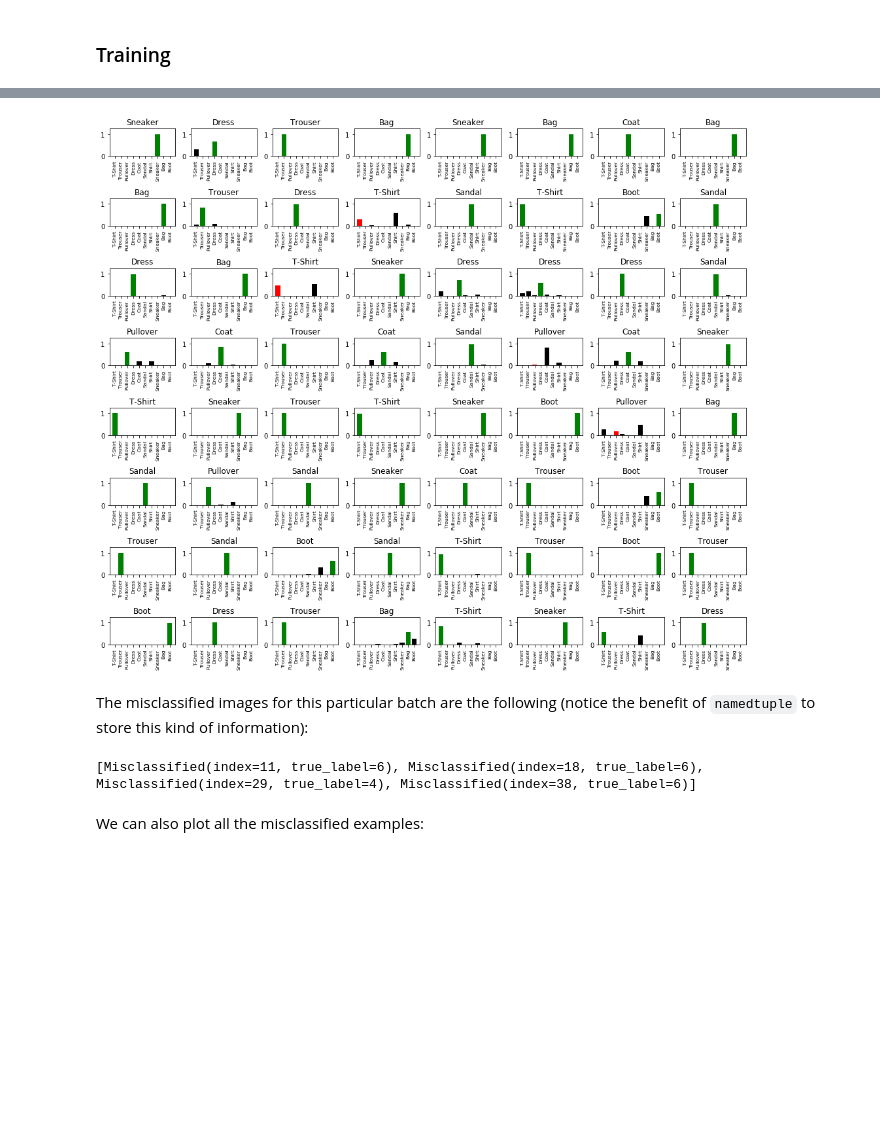
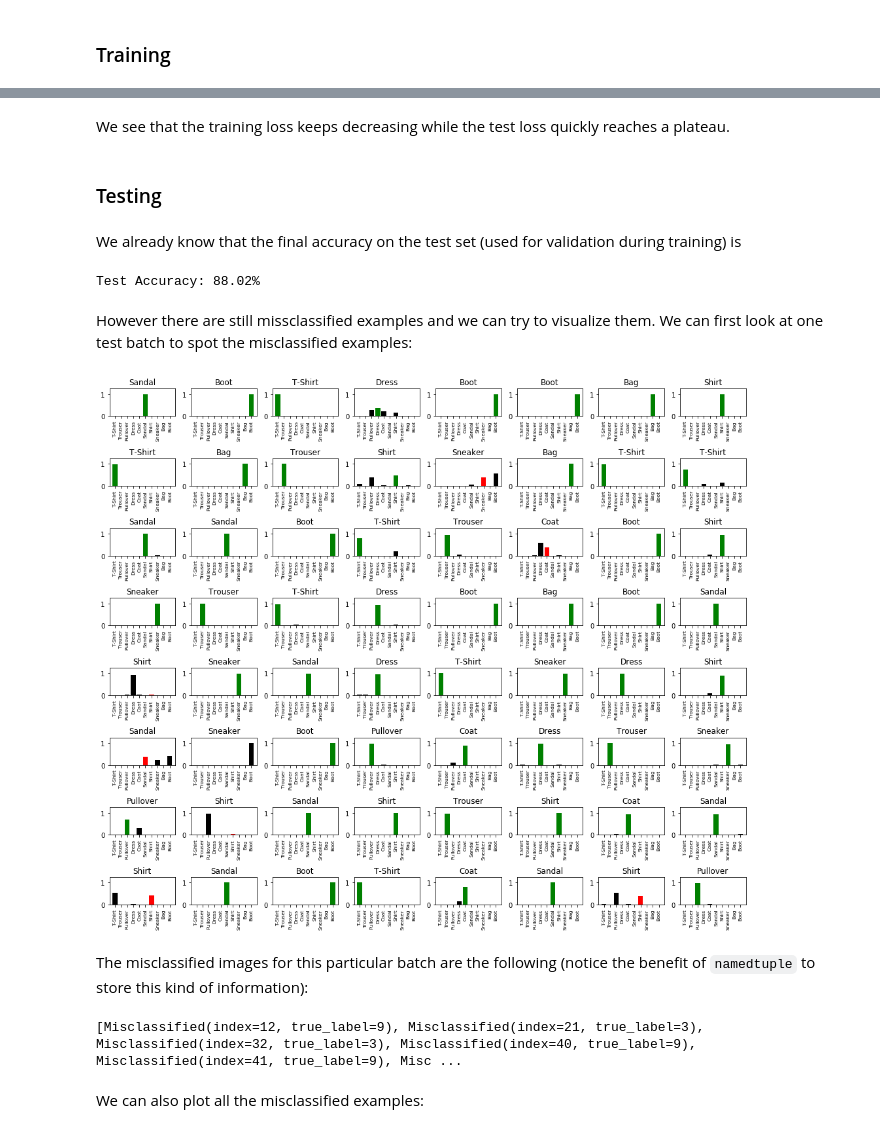
Before and after one commit to RMeli/BertelsmannAI, a Jupyter notebook: 02_intro-to-pytorch/03-FashionMNIST-MLP-validation.ipynb, the cells around one changed output, grey strips where cells are left out. Cells and saved outputs as stored; diff of their text form; code cells hidden in the pictures; blank space fills up the shorter version.

```diff
--- a/02_intro-to-pytorch/03-FashionMNIST-MLP-validation.ipynb
+++ b/02_intro-to-pytorch/03-FashionMNIST-MLP-validation.ipynb
@@ -46,3 +48,6 @@ testloader = torch.utils.data.DataLoader(testset, batch_size=64, shuffle=True, d
+# %%
+trainiter = iter(trainloader) # Create an iterator from trainloader
+testiter = iter(testloader) # Create an iterator from testloader
 # %% [markdown]
 ### Visualizing Images and Labels
 # %%
@@ -55,9 +60,7 @@ print(label_to_name)
 # %% [output]
 {0: 'T-Shirt', 1: 'Trouser', 2: 'Pullover', 3: 'Dress', 4: 'Coat', 5: 'Sandal', 6: 'Shirt', 7: 'Sneaker', 8: 'Bag', 9: 'Boot'}
 # %%
-dataiter = iter(trainloader) # Create an iterator from trainloader
-
-images, labels = next(dataiter)
+images, labels = next(trainiter)
 
 fig = plt.figure(figsize=(12,12))
 for idx in range(64):
@@ -88,7 +91,8 @@ class FashionClassifier(nn.Module):
         # Define fully connected layers
         self.fc1 = nn.Linear(28 * 28, 256)
         self.fc2 = nn.Linear(256, 128)
-        self.fc3 = nn.Linear(128, 10)
+        self.fc3 = nn.Linear(128, 64)
+        self.fc4 = nn.Linear(64, 10)
 
     def forward(self, x):
         """
@@ -106,6 +110,8 @@ class FashionClassifier(nn.Module):
         x = self.fc2(x) # Fully connected layer
         x = F.relu(x) # Activation
         x = self.fc3(x) # Fully connected layer
+        x = F.relu(x) # Activation
+        x = self.fc4(x) # Fully connected layer
 
         # Output: (64, 10)
         assert x.shape == (64, 10)
@@ -122,5 +132,5 @@ model = FashionClassifier()
 # %%
-images, labels = next(dataiter)
+images, labels = next(trainiter)
 
 def showclassp(images, labels, model, misclassified=False):
     """
@@ -236,15 +327,27 @@ Loss #4: 0.31253494937748133
+# %% [markdown]
+We see that the training loss keeps decreasing while the test loss quickly reaches a plateau.
+# %% [markdown]
+### Testing
+# %% [markdown]
+We already know that the final accuracy on the test set (used for validation during training) is
+# %%
+print(f"Test Accuracy: {accuracy.item()/len(testloader)*100:.2f}%")
+# %% [output]
+Test Accuracy: 88.02%
+# %% [markdown]
+However there are still missclassified examples and we can try to visualize them. We can first look at one test batch to spot the misclassified examples:
 # %%
-images, labels = next(dataiter)
+images, labels = next(testiter)
 
 misclassified = showclassp(images, labels, model, misclassified=True)
 # %% [output]
-[figure, old version]
+[figure, new version]
 # %% [markdown]
 The misclassified images for this particular batch are the following (notice the benefit of `namedtuple` to store this kind of information):
 # %%
 print(misclassified)
 # %% [output]
-[Misclassified(index=11, true_label=6), Misclassified(index=18, true_label=6), Misclassified(index=29, true_label=4), Misclassified(index=38, true_label=6)]
+[Misclassified(index=12, true_label=9), Misclassified(index=21, true_label=3), Misclassified(index=32, true_label=3), Misclassified(index=40, true_label=9), Misclassified(index=41, true_label=9), Misc ...
 # %% [markdown]
 We can also plot all the misclassified examples:
 # %%
```
Also changed, not shown: parts of 18 cells of this notebook.
